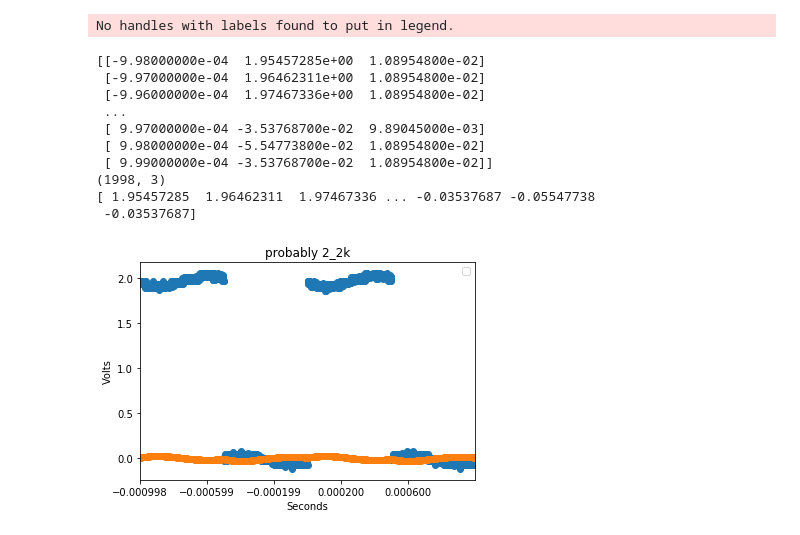
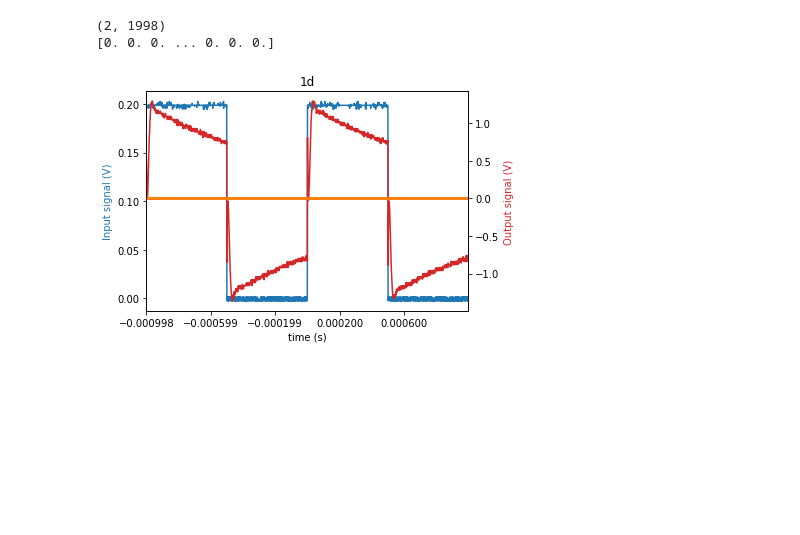
Before and after one commit to scifi6546/ee203, a Jupyter notebook: lab07/main.ipynb, the cells around one changed output. Cells and saved outputs as stored; diff of their text form; code cells hidden in the pictures; blank space fills up the shorter version.

```diff
--- a/lab07/main.ipynb
+++ b/lab07/main.ipynb
@@ -134,16 +46,0 @@ No handles with labels found to put in legend.
-# %%
-plot_osc("/home/nick/sshfs/Documents/lab07/scope_14.csv",
-"probably 2_2k")
-# %% [output]
-No handles with labels found to put in legend.
-[[-9.98000000e-04  1.95457285e+00  1.08954800e-02]
- [-9.97000000e-04  1.96462311e+00  1.08954800e-02]
- [-9.96000000e-04  1.97467336e+00  1.08954800e-02]
- ...
- [ 9.97000000e-04 -3.53768700e-02  9.89045000e-03]
- [ 9.98000000e-04 -5.54773800e-02  1.08954800e-02]
- [ 9.99000000e-04 -3.53768700e-02  1.08954800e-02]]
-(1998, 3)
-[ 1.95457285  1.96462311  1.97467336 ... -0.03537687 -0.05547738
- -0.03537687]
-[figure, removed]
@@ -149,0 +130,10 @@ No handles with labels found to put in legend.
+# %%
+def eq(x):
+    x=x+0.000998
+    return (2.948*10**-3)*math.exp(-335.0*x)+(-2.99)*math.exp(-34016.0*x)
+plot_eq("scope_8.csv",eq,
+"1d",flipped=True)
+# %% [output]
+(2, 1998)
+[0. 0. 0. ... 0. 0. 0.]
+[figure, added]
```
Also changed, not shown: parts of 17 cells of this notebook, 5 other files.
